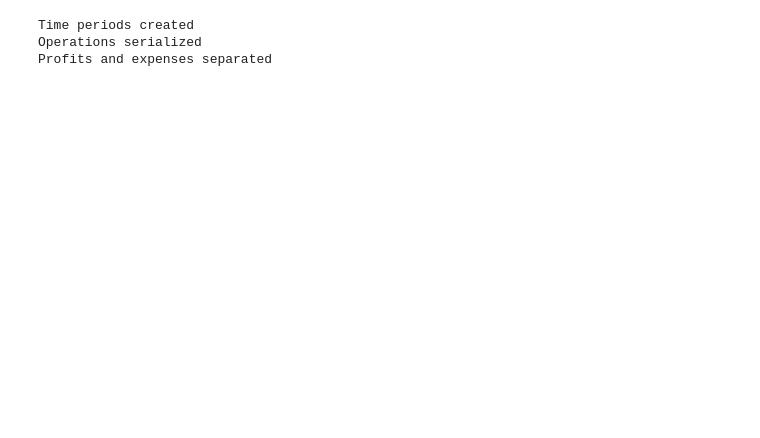
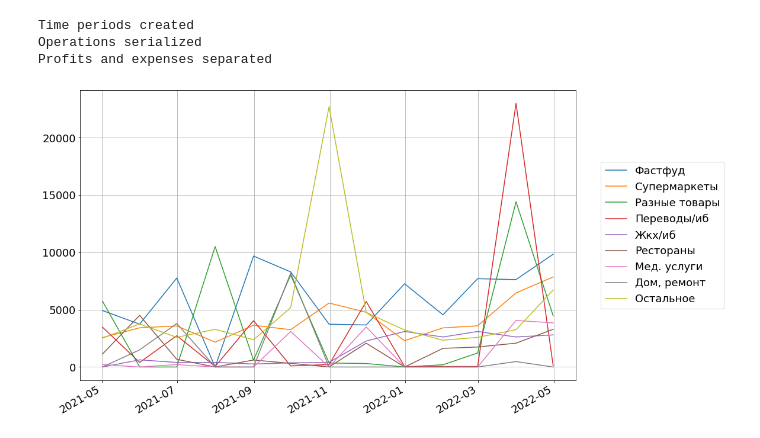
Before and after one commit to SaraFarron/finance_visualizer, a Jupyter notebook: dashboard.ipynb, the cells around one changed output. Drawn from its saved outputs; the diff is of its cells as text; code cells hidden in the pictures; blank space fills up the shorter version.

```diff
--- a/dashboard.ipynb
+++ b/dashboard.ipynb
@@ -8,4 +10,8 @@ data = main(start, end, limit=50000)
 Time periods created
 Operations serialized
 Profits and expenses separated
+# %%
+categorised_expenses_plot(data['x'], data['categories'])
+# %% [output]
+[figure, added]
 # %%
```
Also changed, not shown: parts of 5 cells of this notebook, 2 other files.
